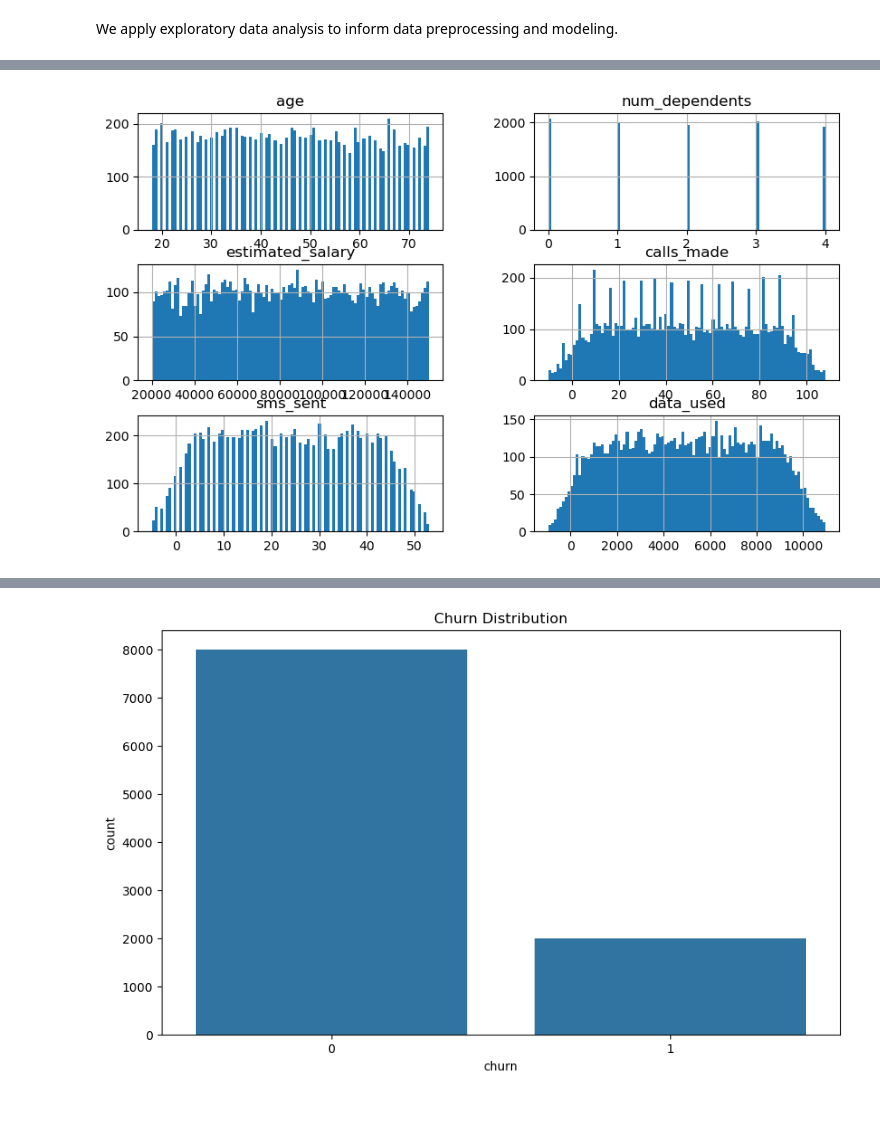
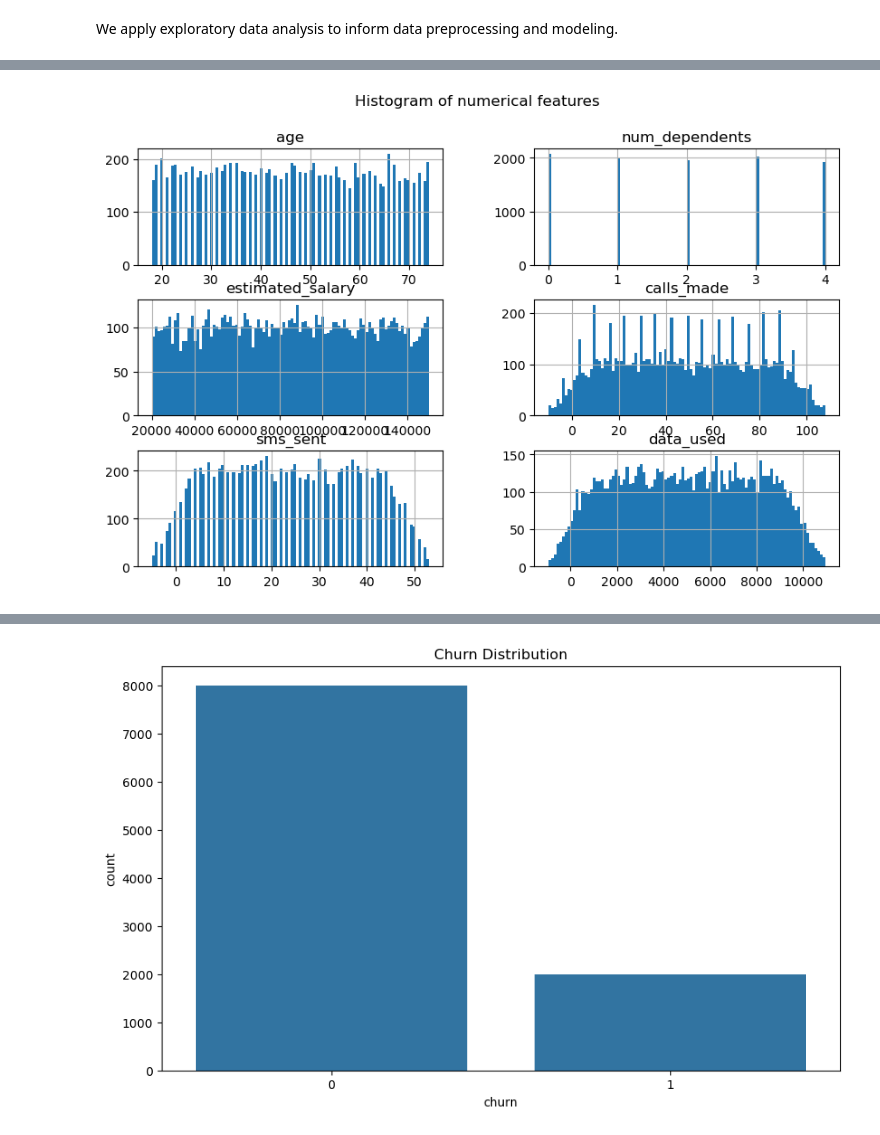
Before and after one commit to LucasHoffSchmidt/Data_Science_Customer_Churn_Prediction, a Jupyter notebook: customer_churn_prediction.ipynb, the cells around one changed output, grey strips where cells are left out. Saved outputs shown, nothing was run; the diff lists cells and outputs as text; code cells hidden in the pictures.

```diff
--- a/customer_churn_prediction.ipynb
+++ b/customer_churn_prediction.ipynb
@@ -92,9 +92,10 @@ churn_df.describe()
 # %%
 import matplotlib.pyplot as plt
 import seaborn as sns
 
 # Making a histogram for numerical features
 churn_df[["age", "num_dependents", "estimated_salary", "calls_made", "sms_sent", "data_used"]].hist(bins=100, figsize=(10, 6))
+plt.suptitle("Histogram of numerical features")
 plt.show()
 # %% [output]
-[figure, old version]
+[figure, new version]
```
Also changed, not shown: parts of 25 cells of this notebook, 6 other files.
